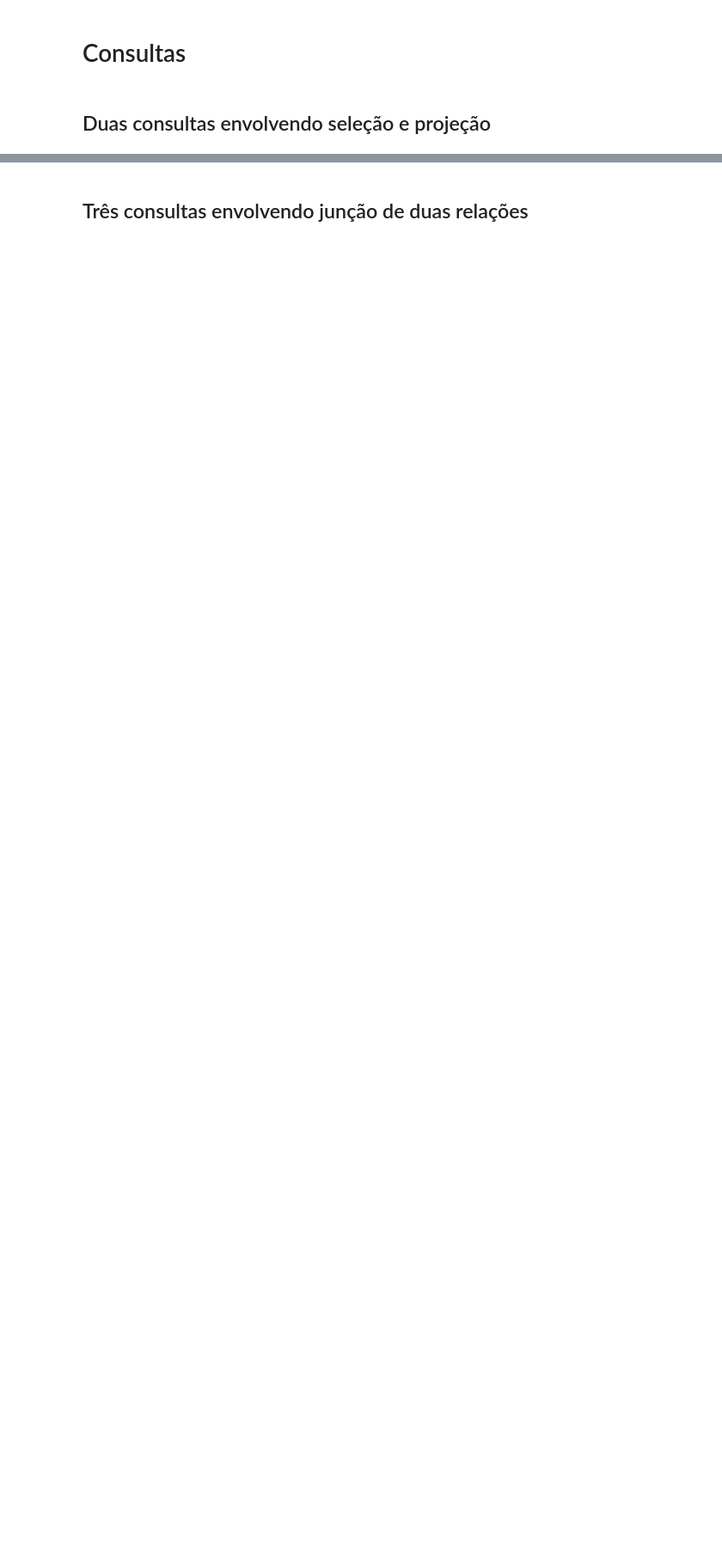
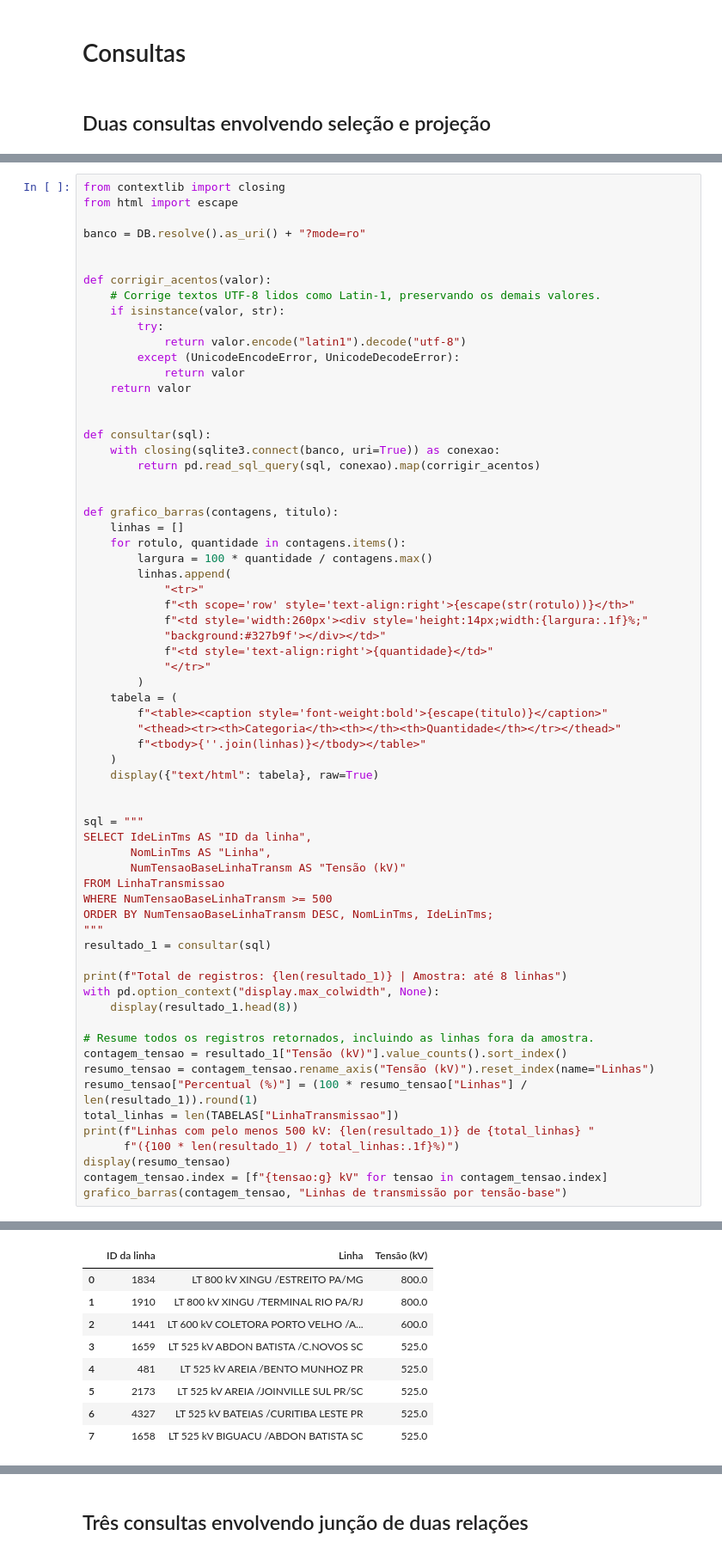
Before and after one commit to gabriellivalelia/TP2_IBD, a Jupyter notebook: tp2.ipynb, the cells around one changed output, grey strips where cells are left out. Shown at 86% size. Drawn from its saved outputs; the diff is of its cells as text; blank space fills up the shorter version.

```diff
--- a/tp2.ipynb
+++ b/tp2.ipynb
@@ -963,0 +966,67 @@ Saídas: /home/gabrielli/Documentos/UFMG/2026-2/Introdução a Banco de Dados/TP
+# %%
+from contextlib import closing
+from html import escape
+
+banco = DB.resolve().as_uri() + "?mode=ro"
+
+
+def corrigir_acentos(valor):
+    # Corrige textos UTF-8 lidos como Latin-1, preservando os demais valores.
+    if isinstance(valor, str):
+        try:
+            return valor.encode("latin1").decode("utf-8")
+        except (UnicodeEncodeError, UnicodeDecodeError):
+            return valor
+    return valor
+
+
+def consultar(sql):
+    with closing(sqlite3.connect(banco, uri=True)) as conexao:
+        return pd.read_sql_query(sql, conexao).map(corrigir_acentos)
+
+
+def grafico_barras(contagens, titulo):
+    linhas = []
+    for rotulo, quantidade in contagens.items():
+        largura = 100 * quantidade / contagens.max()
+        linhas.append(
+            "<tr>"
+            f"<th scope='row' style='text-align:right'>{escape(str(rotulo))}</th>"
+            f"<td style='width:260px'><div style='height:14px;width:{largura:.1f}%;"
+            "background:#327b9f'></div></td>"
+            f"<td style='text-align:right'>{quantidade}</td>"
+            "</tr>"
+        )
+    tabela = (
+        f"<table><caption style='font-weight:bold'>{escape(titulo)}</caption>"
+        "<thead><tr><th>Categoria</th><th></th><th>Quantidade</th></tr></thead>"
+        f"<tbody>{''.join(linhas)}</tbody></table>"
+    )
+    display({"text/html": tabela}, raw=True)
+
+
+sql = """
+SELECT IdeLinTms AS "ID da linha",
+       NomLinTms AS "Linha",
+       NumTensaoBaseLinhaTransm AS "Tensão (kV)"
+FROM LinhaTransmissao
+WHERE NumTensaoBaseLinhaTransm >= 500
+ORDER BY NumTensaoBaseLinhaTransm DESC, NomLinTms, IdeLinTms;
+"""
+resultado_1 = consultar(sql)
+
+print(f"Total de registros: {len(resultado_1)} | Amostra: até 8 linhas")
+with pd.option_context("display.max_colwidth", None):
+    display(resultado_1.head(8))
+
+# Resume todos os registros retornados, incluindo as linhas fora da amostra.
+contagem_tensao = resultado_1["Tensão (kV)"].value_counts().sort_index()
+resumo_tensao = contagem_tensao.rename_axis("Tensão (kV)").reset_index(name="Linhas")
+resumo_tensao["Percentual (%)"] = (100 * resumo_tensao["Linhas"] / len(resultado_1)).round(1)
+total_linhas = len(TABELAS["LinhaTransmissao"])
+print(f"Linhas com pelo menos 500 kV: {len(resultado_1)} de {total_linhas} "
+      f"({100 * len(resultado_1) / total_linhas:.1f}%)")
+display(resumo_tensao)
+contagem_tensao.index = [f"{tensao:g} kV" for tensao in contagem_tensao.index]
+grafico_barras(contagem_tensao, "Linhas de transmissão por tensão-base")
+# %% [output]
@@ -963,0 +1035,9 @@ Saídas: /home/gabrielli/Documentos/UFMG/2026-2/Introdução a Banco de Dados/TP
+|  | ID da linha | Linha | Tensão (kV) |
+| 0 | 1834 | LT 800 kV XINGU /ESTREITO PA/MG | 800.0 |
+| 1 | 1910 | LT 800 kV XINGU /TERMINAL RIO PA/RJ | 800.0 |
+| 2 | 1441 | LT 600 kV COLETORA PORTO VELHO /A... | 600.0 |
+| 3 | 1659 | LT 525 kV ABDON BATISTA /C.NOVOS SC | 525.0 |
+| 4 | 481 | LT 525 kV AREIA /BENTO MUNHOZ PR | 525.0 |
+| 5 | 2173 | LT 525 kV AREIA /JOINVILLE SUL PR/SC | 525.0 |
+| 6 | 4327 | LT 525 kV BATEIAS /CURITIBA LESTE PR | 525.0 |
+| 7 | 1658 | LT 525 kV BIGUACU /ABDON BATISTA SC | 525.0 |
```
Also changed, not shown: parts of 16 cells of this notebook.
